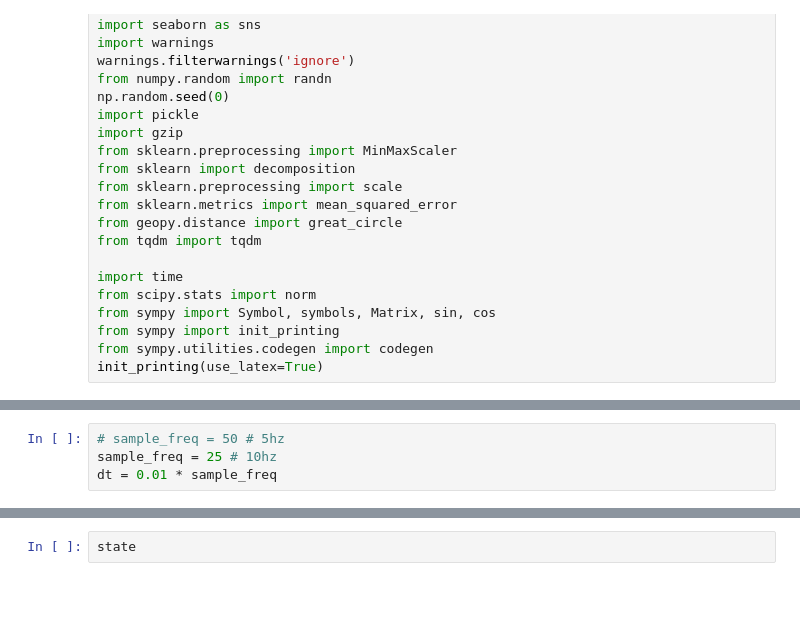
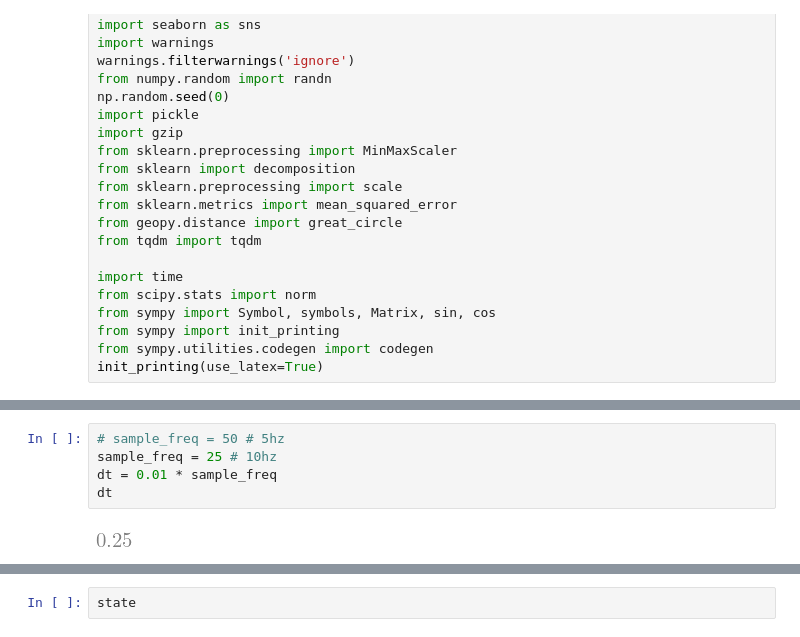
Before and after one commit to jarviskroos7/PATH_vehicle_localization, a Jupyter notebook: code/ekf_6states.ipynb, the cells around one changed output, grey strips where cells are left out. Drawn from its saved outputs; the diff is of its cells as text; blank space fills up the shorter version.

```diff
--- a/code/ekf_6states.ipynb
+++ b/code/ekf_6states.ipynb
@@ -56,4 +56,7 @@ ll_seg_noise[0].head()
 # %%
 # sample_freq = 50 # 5hz
 sample_freq = 25 # 10hz
 dt = 0.01 * sample_freq
+dt
+# %% [output]
+[figure, added]
```
Also changed, not shown: parts of 23 cells of this notebook.
